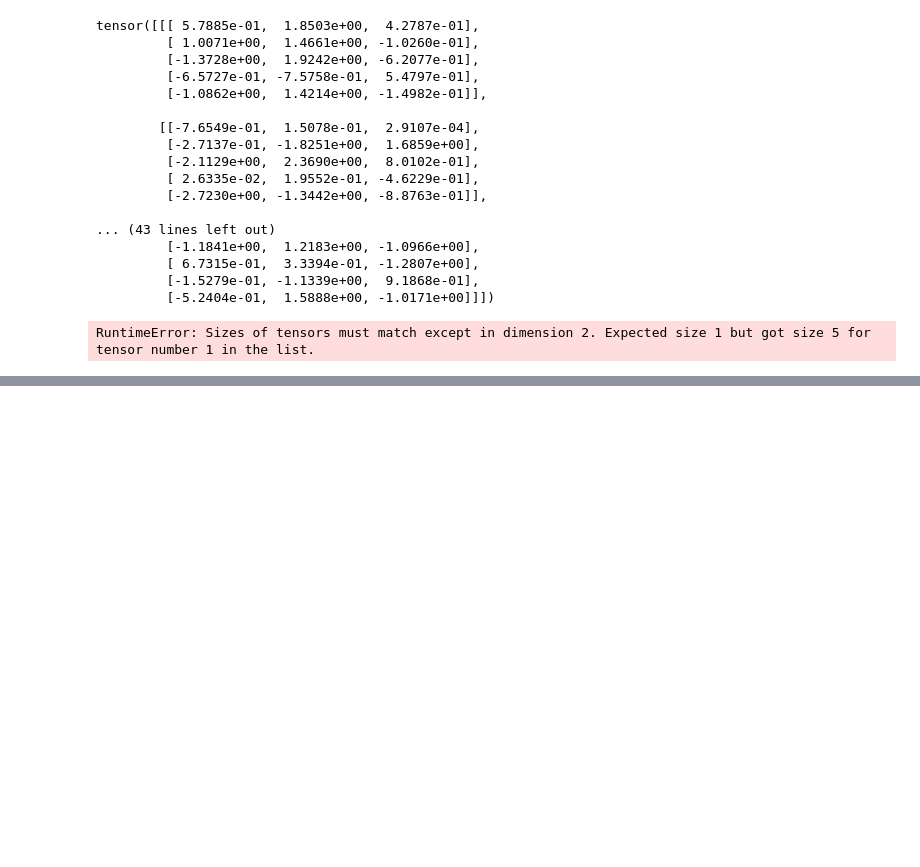
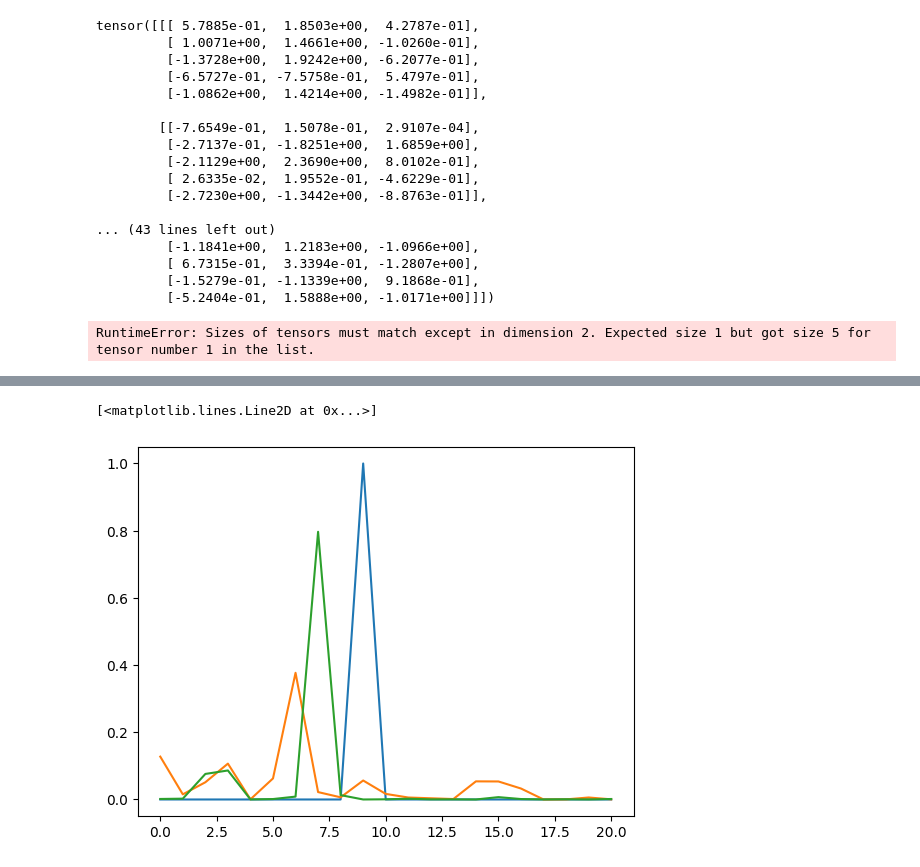
Before and after one commit to sachdved/NPR_for_Proteins, a Jupyter notebook: AttentiveNeuralProcess_Proteins.ipynb, the cells around one changed output, grey strips where cells are left out. Drawn from its saved outputs; the diff is of its cells as text; code cells hidden in the pictures; blank space fills up the shorter version.

```diff
--- a/AttentiveNeuralProcess_Proteins.ipynb
+++ b/AttentiveNeuralProcess_Proteins.ipynb
@@ -651,0 +886,8 @@ RuntimeError: Sizes of tensors must match except in dimension 2. Expected size 1
+# %%
+import matplotlib.pyplot as plt
+plt.plot(y_target[0,24])
+plt.plot(val_y_pred.detach().numpy()[0,24])
+plt.plot(frequency_matrix[24]/7865)
+# %% [output]
+[<matplotlib.lines.Line2D at 0x...>]
+[figure, added]
```
Also changed, not shown: parts of 9 cells of this notebook, 13 other files.
